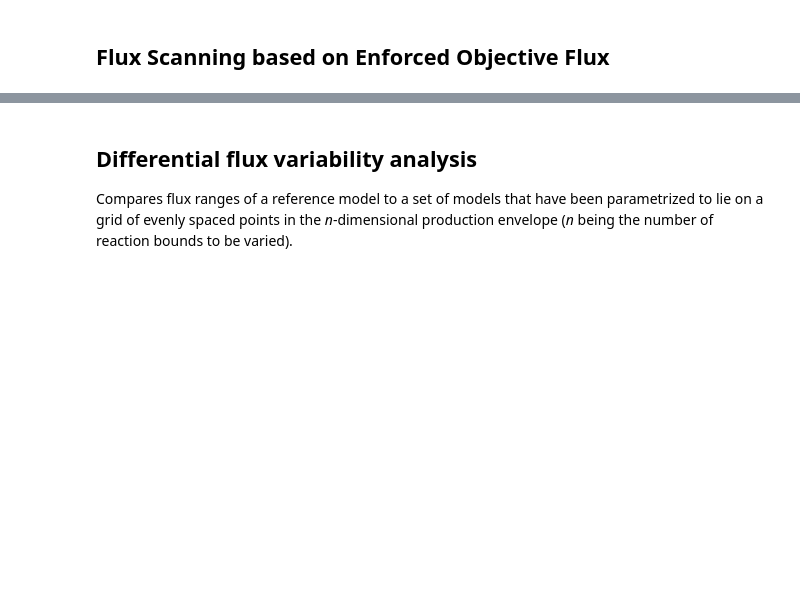
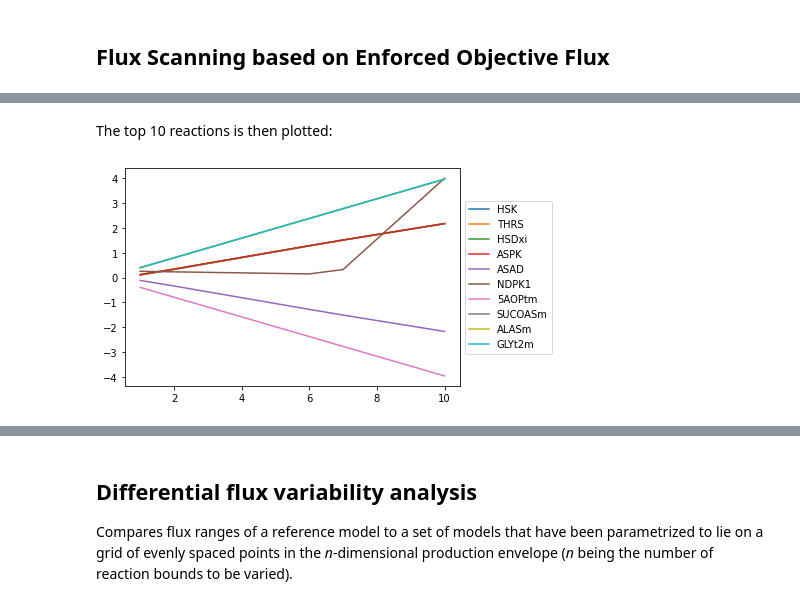
Before and after one commit to 27410/group-assignment-2021-group_10_rhb_cerevisiae, a Jupyter notebook: Analysis/Gene_modulation.ipynb, the cells around one changed output, grey strips where cells are left out. Saved outputs shown, nothing was run; the diff lists cells and outputs as text; code cells hidden in the pictures; blank space fills up the shorter version.

```diff
--- a/Analysis/Gene_modulation.ipynb
+++ b/Analysis/Gene_modulation.ipynb
@@ -40,0 +35,2 @@ Reaction fluxes
+# %%
+df = result.data_frame
@@ -40,0 +67,15 @@ Reaction fluxes
+# %%
+change = []
+for i in range(len(df)):
+    change.append(df.iloc[i,9]-df.iloc[i,0])
+
+df['Change']=change
+# %%
+percent_change = []
+for i in range(len(df)):
+    if df.iloc[i,0] != 0:
+        percent_change.append(((df.iloc[i,9]-df.iloc[i,0])/df.iloc[i,0])*100)
+    else:
+        percent_change.append(np.nan)
+
+df['Percent_change']=percent_change
@@ -40,0 +84,3 @@ Reaction fluxes
+# %%
+df_sorted = df.reindex(df.Percent_increase.abs().sort_values(ascending=False).index)
+df_sorted
@@ -40,0 +148,8 @@ Reaction fluxes
+# %% [markdown]
+The top 10 reactions is then plotted:
+# %%
+df_sorted.iloc[0:10,:10].T.plot()
+plt.legend(loc='center left', bbox_to_anchor=(1, 0.5))
+plt.show()
+# %% [output]
+[figure, added]
```
Also changed, not shown: parts of 27 cells of this notebook, 2 other files.
